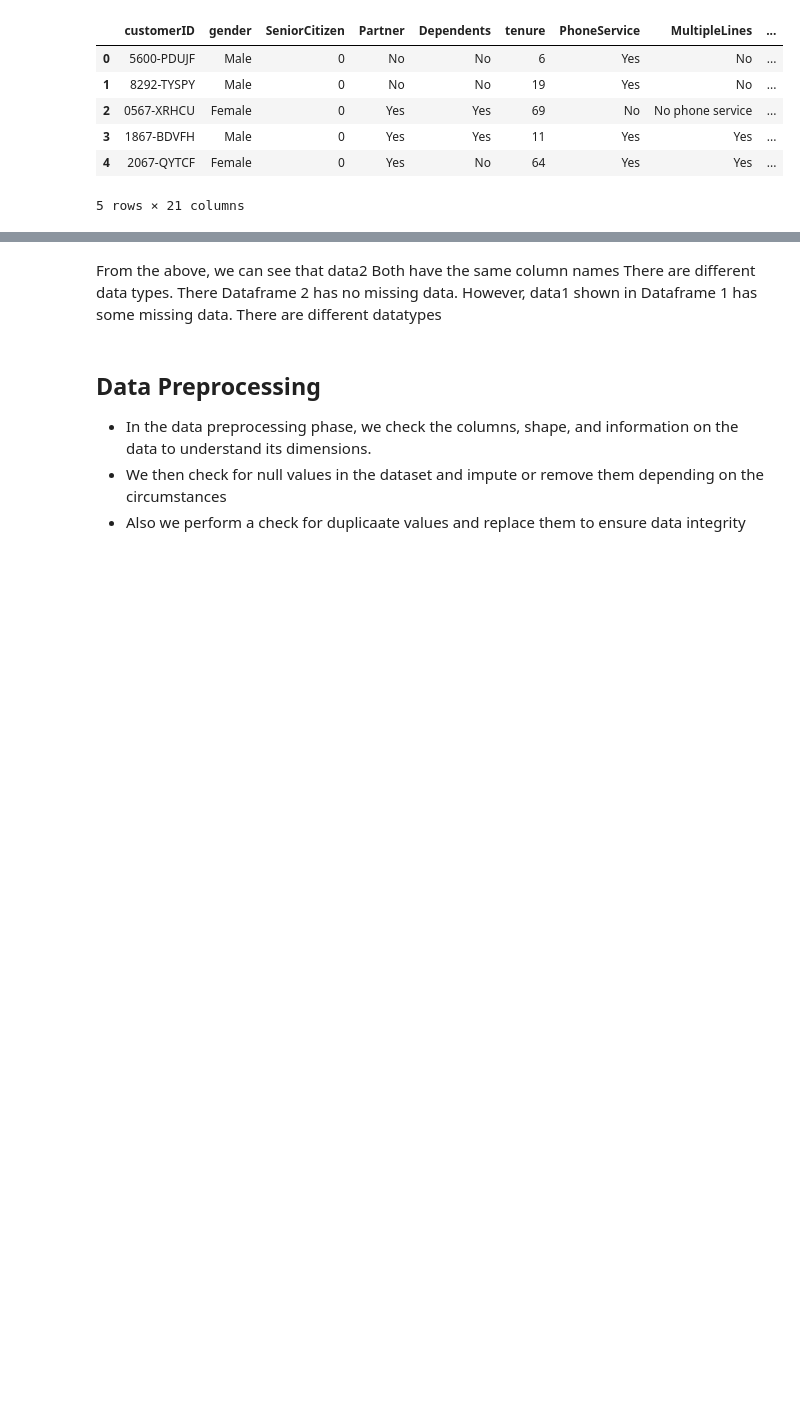
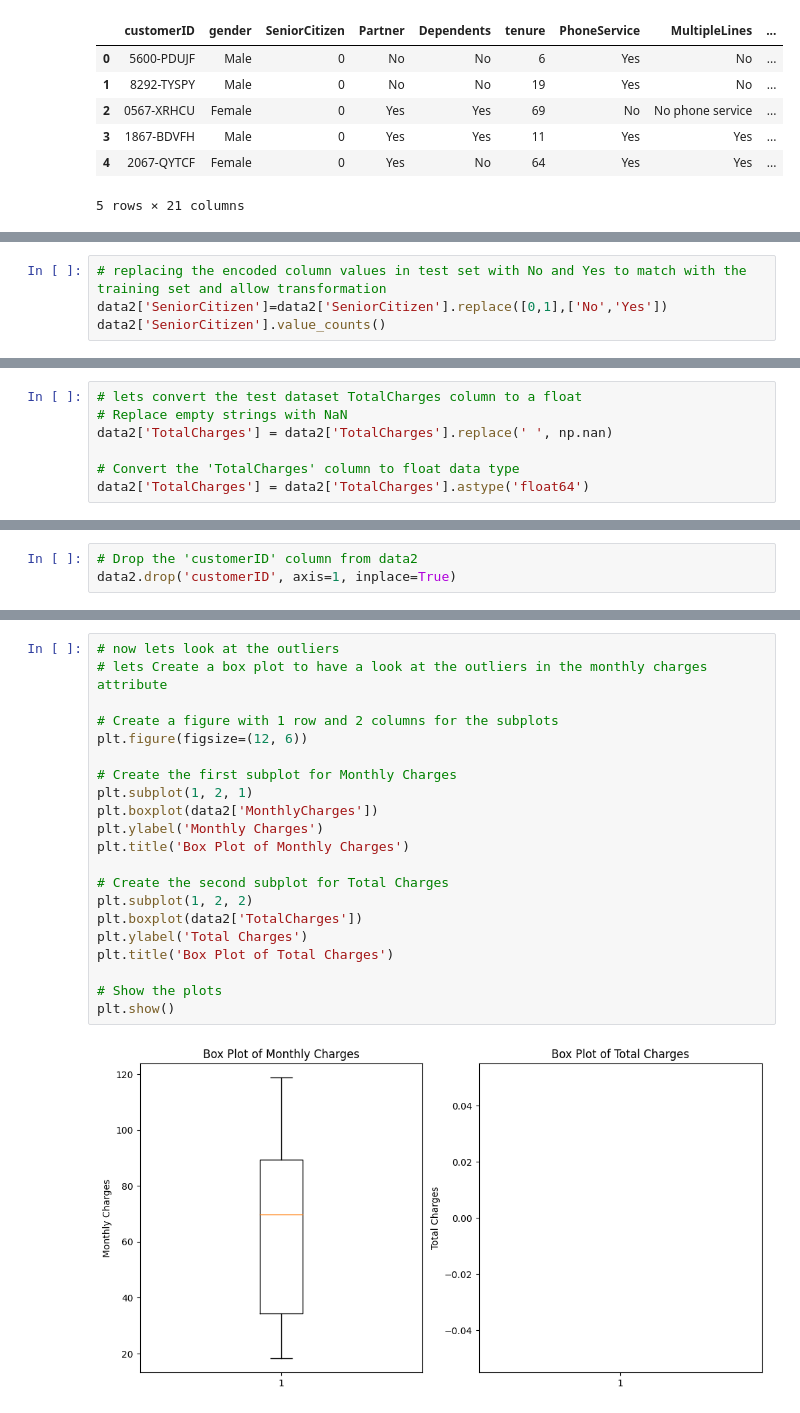
Before and after one commit to mancatha/LP2, a Jupyter notebook: LP2.ipynb, the cells around one changed output, grey strips where cells are left out. Drawn from its saved outputs; the diff is of its cells as text; blank space fills up the shorter version.

```diff
--- a/LP2.ipynb
+++ b/LP2.ipynb
@@ -263,0 +812,4 @@ memory usage: 389.8+ KB
+# %%
+# replacing the encoded column values in test set with No and Yes to match with the training set and allow transformation
+data2['SeniorCitizen']=data2['SeniorCitizen'].replace([0,1],['No','Yes'])
+data2['SeniorCitizen'].value_counts()
@@ -263,0 +837,7 @@ memory usage: 389.8+ KB
+# %%
+# lets convert the test dataset TotalCharges column to a float
+# Replace empty strings with NaN
+data2['TotalCharges'] = data2['TotalCharges'].replace(' ', np.nan)
+
+# Convert the 'TotalCharges' column to float data type
+data2['TotalCharges'] = data2['TotalCharges'].astype('float64')
@@ -264,3 +865,6 @@ memory usage: 389.8+ KB
+# %%
+# Drop the 'customerID' column from data2
+data2.drop('customerID', axis=1, inplace=True)
 # %%
 data2.info()
 # %% [output]
@@ -350,11 +888,23 @@ Churn                 object           2999      object           2043
-# %% [markdown]
-From the above, we can see that data2
-Both have the same column names
-There are different data types.
-There Dataframe 2 has no missing data. However, data1 shown in Dataframe 1 has some missing data.
-There are different datatypes
-# %% [markdown]
-## Data Preprocessing
-* In the data preprocessing phase, we check the columns, shape, and information on the data to understand its dimensions.
-* We then check for null values in the dataset and impute or remove them depending on the circumstances
-* Also we perform a check for duplicaate values and replace them to ensure data integrity
+# %%
+# now lets look at the outliers
+# lets Create a box plot to have a look at the outliers in the monthly charges attribute
+
+# Create a figure with 1 row and 2 columns for the subplots
+plt.figure(figsize=(12, 6))
+
+# Create the first subplot for Monthly Charges
+plt.subplot(1, 2, 1)
+plt.boxplot(data2['MonthlyCharges'])
+plt.ylabel('Monthly Charges')
+plt.title('Box Plot of Monthly Charges')
+
+# Create the second subplot for Total Charges
+plt.subplot(1, 2, 2)
+plt.boxplot(data2['TotalCharges'])
+plt.ylabel('Total Charges')
+plt.title('Box Plot of Total Charges')
+
+# Show the plots
+plt.show()
+# %% [output]
+[figure, added]
```
Also changed, not shown: parts of 211 cells of this notebook, 24 other files.
